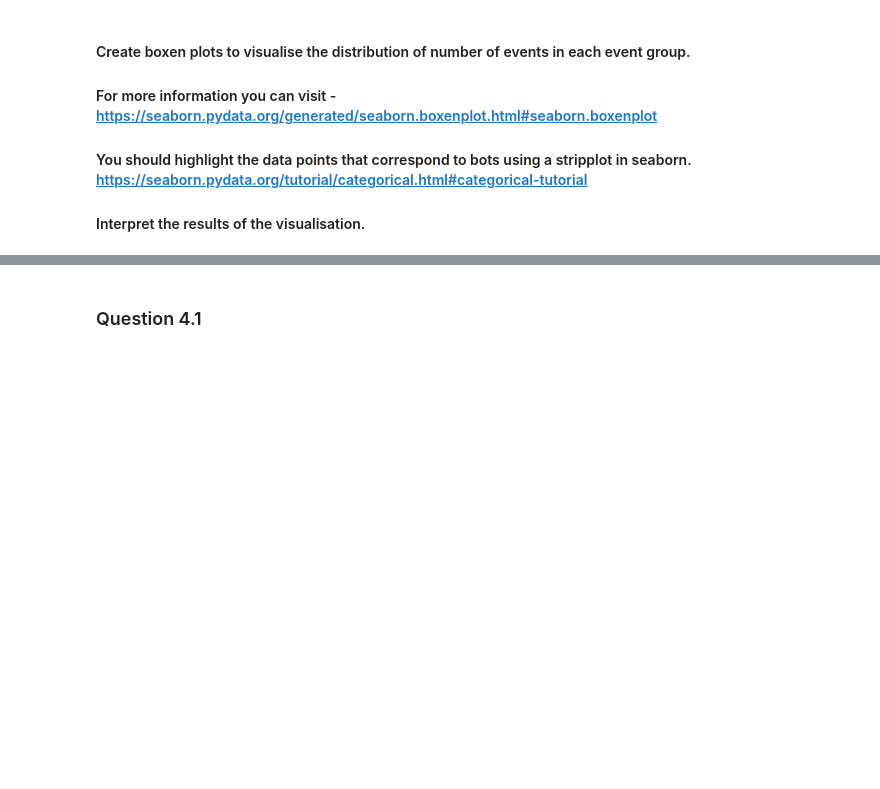
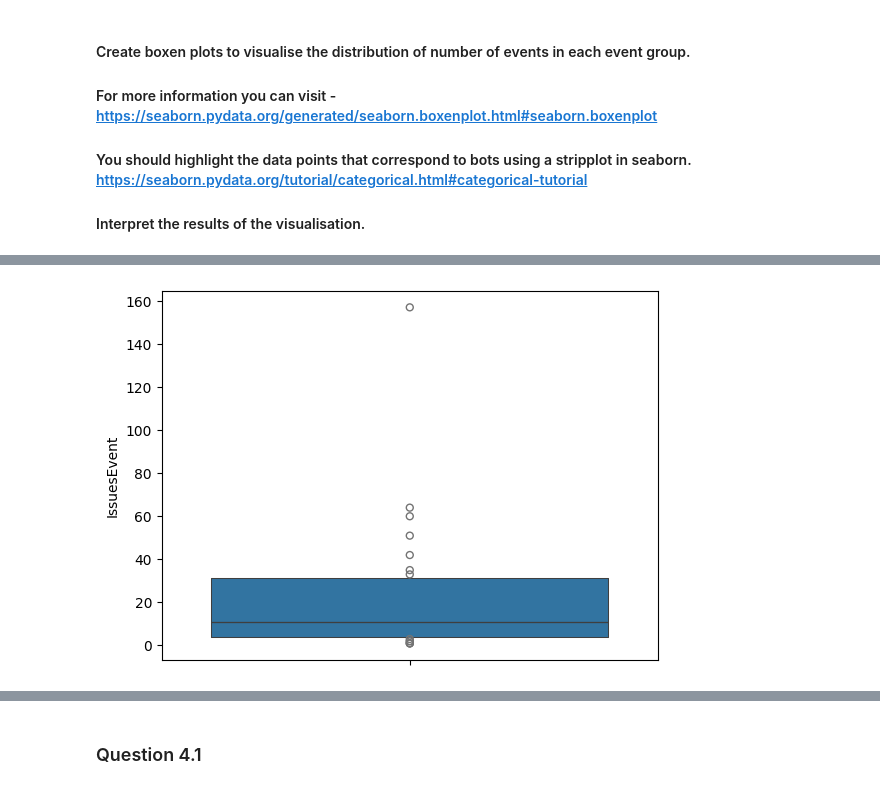
Before and after one commit to amanzio/Software_Evolution_TP_bots, a Jupyter notebook: TP_bots_template.ipynb, the cells around one changed output, grey strips where cells are left out. Saved outputs shown, nothing was run; the diff lists cells and outputs as text; code cells hidden in the pictures; blank space fills up the shorter version.

```diff
--- a/TP_bots_template.ipynb
+++ b/TP_bots_template.ipynb
@@ -655,4 +663,8 @@ The fork event, the gollum event and watch event are less frequent than other ev
 # %%
 # YOUR CODE BELOW - Visualise number of events from issue event group
+sns.boxenplot(data=count_df, y='IssuesEvent')
+plt.show()
+# %% [output]
+[figure, added]
 # %%
 # YOUR CODE BELOW - Visualise number of events from commit event group
```
Also changed, not shown: parts of 7 cells of this notebook.
